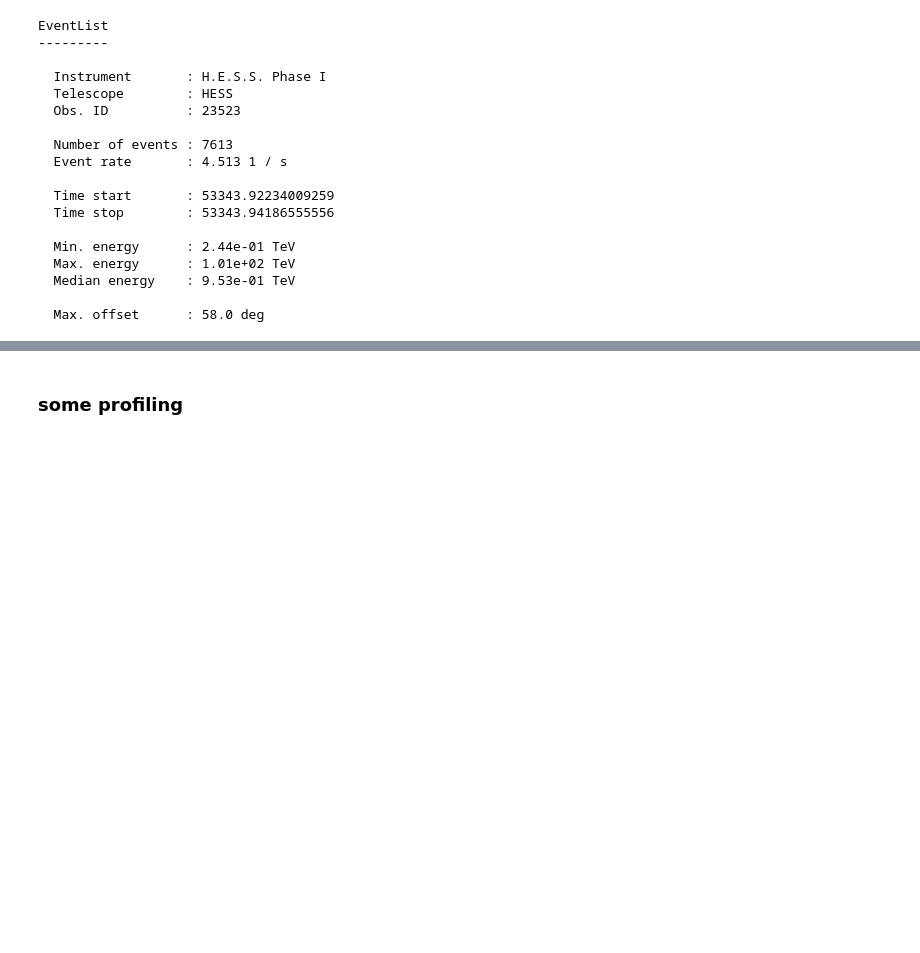
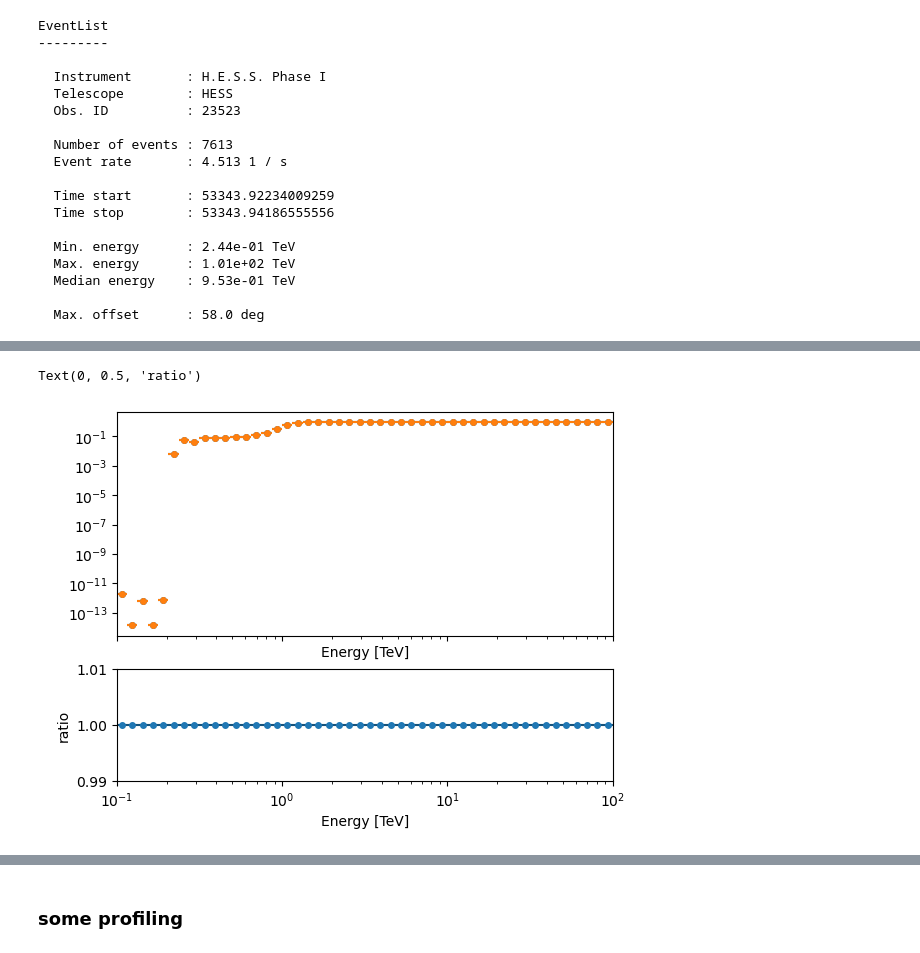
Before and after one commit to gammapy/gammapy-unbinned-analysis, a Jupyter notebook: Tims_UnbinnedDataset/UnbinnedEvaluator.ipynb, the cells around one changed output, grey strips where cells are left out. Cells and saved outputs as stored; diff of their text form; code cells hidden in the pictures; blank space fills up the shorter version.

```diff
--- a/Tims_UnbinnedDataset/UnbinnedEvaluator.ipynb
+++ b/Tims_UnbinnedDataset/UnbinnedEvaluator.ipynb
@@ -556,0 +625,21 @@ Wall time: 35.9 ms
+# %%
+eacc1 = make_acceptance(test.geom, dataset.mask, dataset.edisp, dataset.psf,
+                        test.model.position, dtype=test.dtype, factor=1, debug=1)
+eacc2 = make_acceptance(test2.geom, dataset.mask, dataset.edisp, dataset.psf,
+                        test2.model.position, dtype=test2.dtype, factor=1, debug=1)
+eacc1 = eacc1.get_spectrum(region)
+eacc2 = eacc2.get_spectrum(region)
+
+fig, (ax1, ax2) = plt.subplots(2,1, sharex=True, height_ratios=(2,1))
+eacc1.plot(ax=ax1, label='map')
+eacc2.plot(ax=ax1, label='spec')
+
+ratio_acc= eacc2/eacc1
+ratio_acc.plot(ax=ax2)
+ax2.set_yscale('linear')
+ax2.set_ylim(0.99, 1.01)
+ax2.axhline(1, c='k', alpha=0.3)
+ax2.set_ylabel('ratio')
+# %% [output]
+Text(0, 0.5, 'ratio')
+[figure, added]
```
Also changed, not shown: parts of 27 cells of this notebook, 3 other files.
